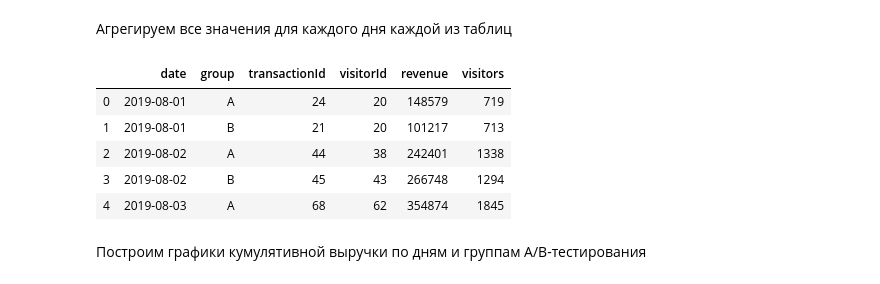
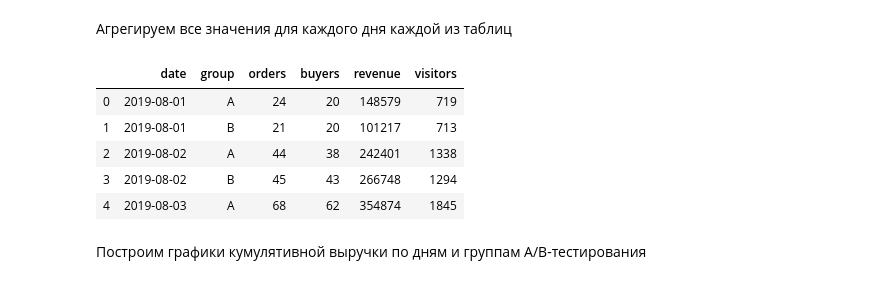
Before and after one commit to antonmasterkov/Yandex_projects, a Jupyter notebook: Проверка статистических гипотез/Проверка стат гипотез по увеличению выручки, их приоритизация, проведение АВ теста.ipynb, the cells around one changed output. Drawn from its saved outputs; the diff is of its cells as text; code cells hidden in the pictures.

```diff
--- a/Проверка статистических гипотез/Проверка стат гипотез по увеличению выручки, их приоритизация, проведение АВ теста.ipynb
+++ b/Проверка статистических гипотез/Проверка стат гипотез по увеличению выручки, их приоритизация, проведение АВ теста.ipynb
@@ -22,9 +22,9 @@ import plotly.express as px
 import plotly.graph_objects as go
 # %%
 pd.set_option('max_colwidth', -1)
-hypothesis = pd.read_csv('https://code.s3.yandex.net/datasets/hypothesis.csv')
-orders = pd.read_csv('https://code.s3.yandex.net/datasets/orders.csv')
-visitors = pd.read_csv('https://code.s3.yandex.net/datasets/visitors.csv')
+hypothesis = pd.read_csv('./datasets/hypothesis.csv')
+orders = pd.read_csv('./datasets/orders.csv')
+visitors = pd.read_csv('./datasets/visitors.csv')
 hypothesis.head()
 # %% [output]
 |  | Hypothesis | Reach | Impact | Confidence | Efforts |
@@ -203,23 +215,25 @@ datesGroups = orders[['date','group']].drop_duplicates()
 # %% [markdown]
 Агрегируем все значения для каждого дня каждой из таблиц
 # %%
+## здесь мы задаем условие: отбираем только те строки, в которых дата <= даты в datesGroups, также должна совпадать группа
+## это дает возможность выбрать только те транзакции, которые  проходили раньше конкретной даты. Затем делаем агрегацию.
 ordersAggregated = (
     datesGroups.apply(lambda x: orders[np.logical_and(orders['date'] <= x['date'], orders['group'] == x['group'])]\
                       .agg({'date' : 'max', 'group' : 'max', 'transactionId' : pd.Series.nunique,
                             'visitorId' : pd.Series.nunique, 'revenue' : 'sum'}), axis=1).sort_values(by=['date','group'])
 )
 
 visitorsAggregated = (
     datesGroups.apply(lambda x: visitors[np.logical_and(visitors['date'] <= x['date'], visitors['group'] == x['group'])]\
                       .agg({'date' : 'max', 'group' : 'max', 'visitors' : 'sum'}), axis=1).sort_values(by=['date','group'])
 )
 # объединяем кумулятивные данные в одной таблице и присваиваем ее столбцам понятные названия
 cumulativeData = ordersAggregated.merge(visitorsAggregated, left_on=['date', 'group'], right_on=['date', 'group'])
-#cumulativeData.columns = ['date', 'group', 'transactionId', 'buyers', 'revenue', 'visitors']
+cumulativeData.columns = ['date', 'group', 'orders', 'buyers', 'revenue', 'visitors']
 
 cumulativeData.head(5)
 # %% [output]
-|  | date | group | transactionId | visitorId | revenue | visitors |
+|  | date | group | orders | buyers | revenue | visitors |
 | 0 | 2019-08-01 | A | 24 | 20 | 148579 | 719 |
 | 1 | 2019-08-01 | B | 21 | 20 | 101217 | 713 |
 | 2 | 2019-08-02 | A | 44 | 38 | 242401 | 1338 |
```
Also changed, not shown: parts of 25 cells of this notebook.
